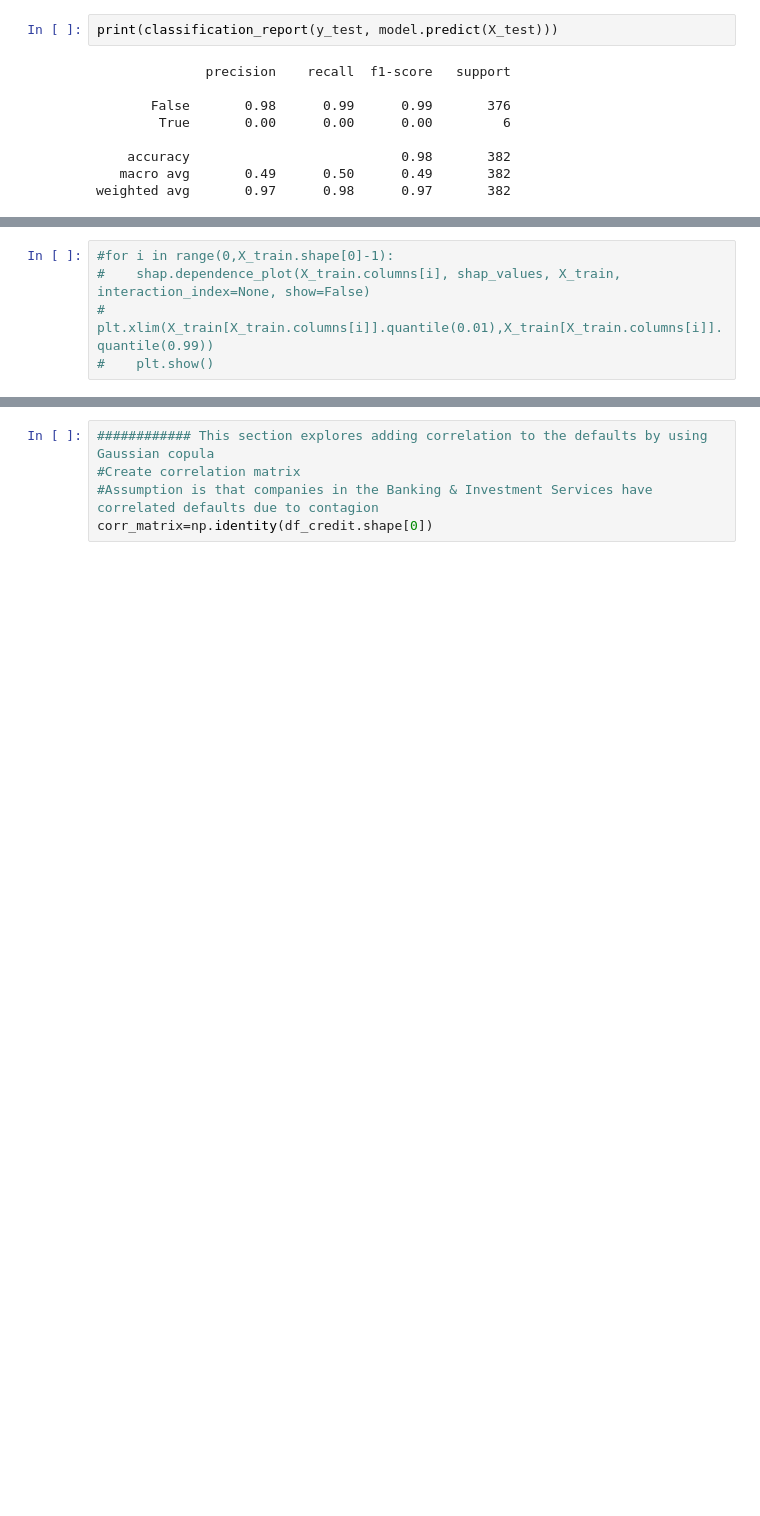
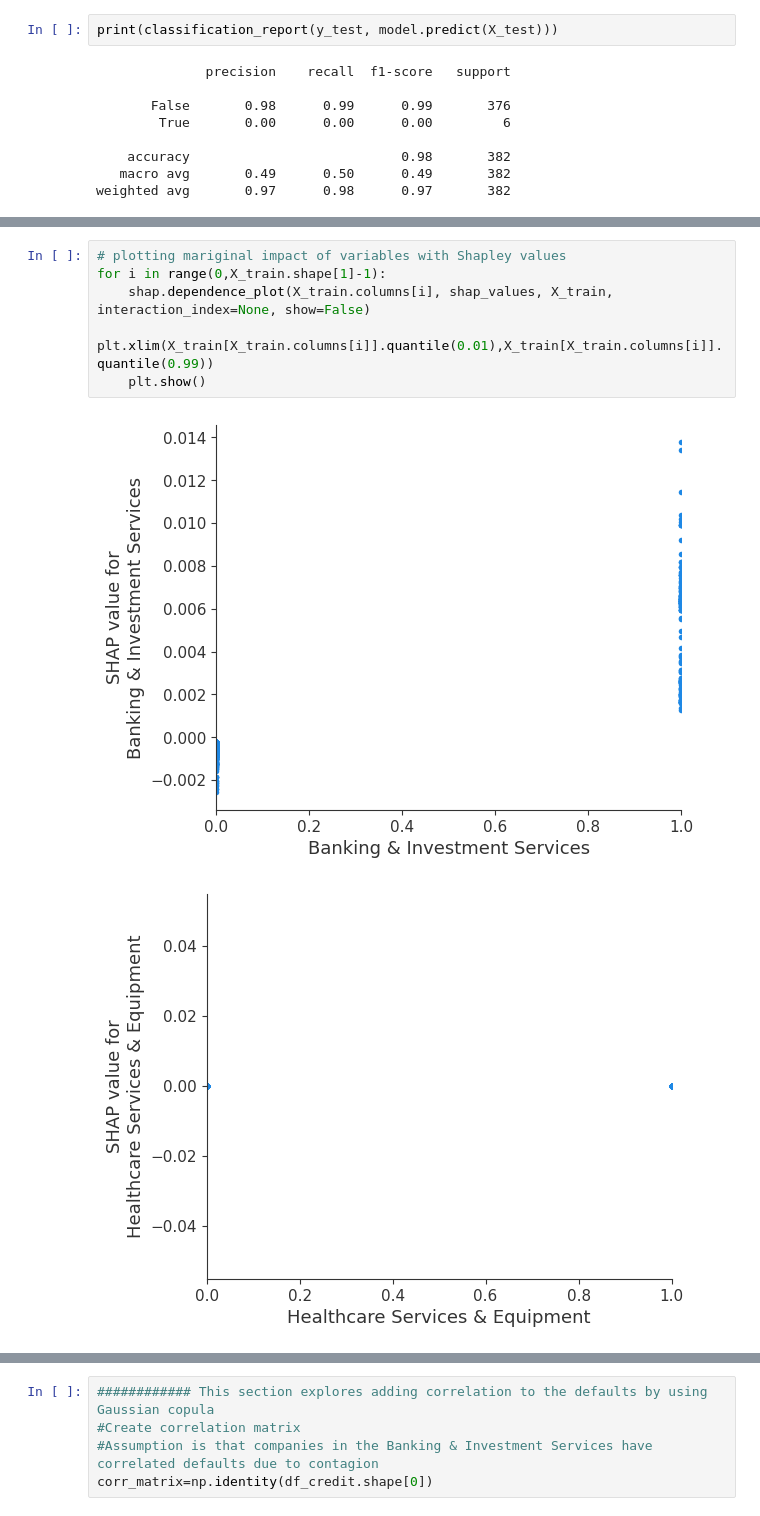
Before and after one commit to wczubal1/BloombergTask, a Jupyter notebook: BloombergTaskWitoldCzubala.ipynb, the cells around one changed output, grey strips where cells are left out. Cells and saved outputs as stored; diff of their text form; blank space fills up the shorter version.

```diff
--- a/BloombergTaskWitoldCzubala.ipynb
+++ b/BloombergTaskWitoldCzubala.ipynb
@@ -277,6 +277,10 @@ print(shap_values.shape)
 (1145, 7)
 # %%
-#for i in range(0,X_train.shape[0]-1):
-#    shap.dependence_plot(X_train.columns[i], shap_values, X_train, interaction_index=None, show=False)
-#    plt.xlim(X_train[X_train.columns[i]].quantile(0.01),X_train[X_train.columns[i]].quantile(0.99))
-#    plt.show()
+# plotting mariginal impact of variables with Shapley values
+for i in range(0,X_train.shape[1]-1):
+    shap.dependence_plot(X_train.columns[i], shap_values, X_train, interaction_index=None, show=False)
+    plt.xlim(X_train[X_train.columns[i]].quantile(0.01),X_train[X_train.columns[i]].quantile(0.99))
+    plt.show()
+# %% [output]
+[figure, added]
+[figure, added]
```
Also changed, not shown: parts of 7 cells of this notebook.
